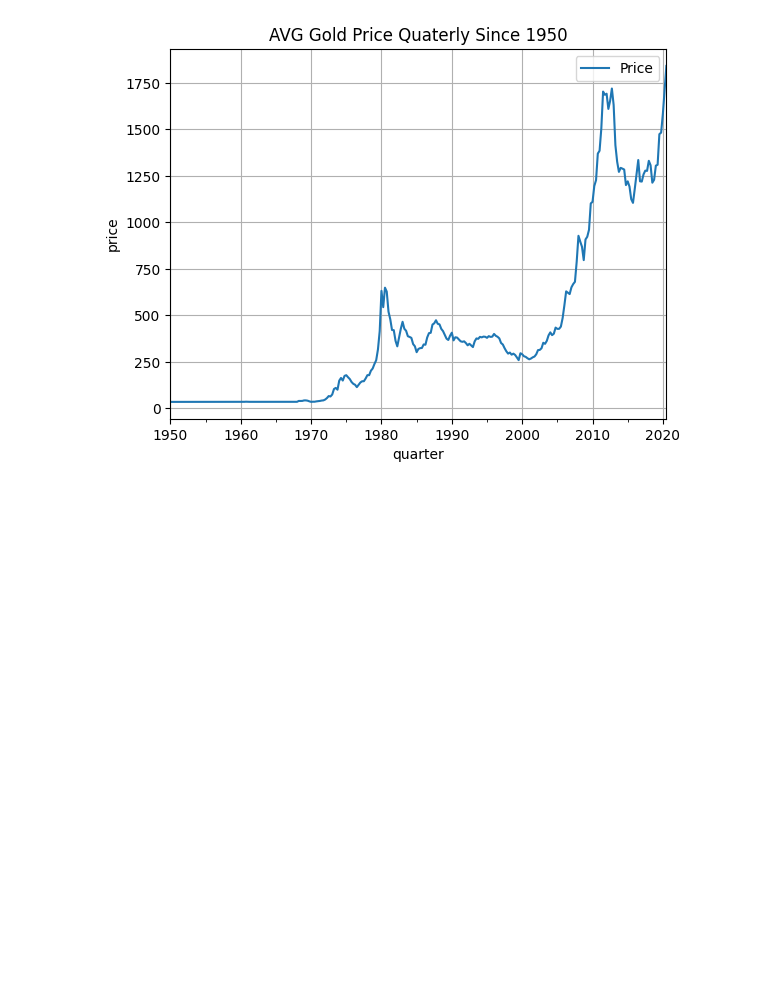
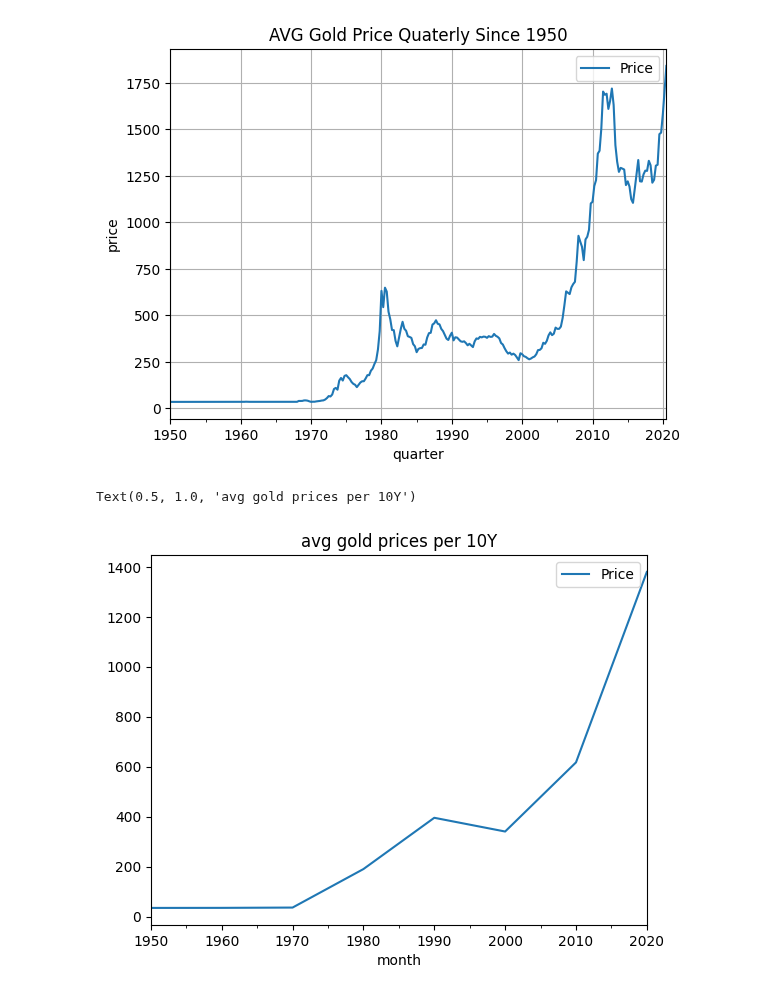
Before and after one commit to AyushNigam-1/ML-Projects, a Jupyter notebook: Stock_Prediction_Time_Series/Trading.ipynb, the cells around one changed output. Drawn from its saved outputs; the diff is of its cells as text; code cells hidden in the pictures; blank space fills up the shorter version.

```diff
--- a/Stock_Prediction_Time_Series/Trading.ipynb
+++ b/Stock_Prediction_Time_Series/Trading.ipynb
@@ -89,3 +102,10 @@ plt.ylabel('price')
 plt.grid()
 # %% [output]
 [figure]
+# %%
+df_decade_sum = df.resample('10Y').mean()
+df_decade_sum.plot()
+plt.title('avg gold prices per 10Y')
+# %% [output]
+Text(0.5, 1.0, 'avg gold prices per 10Y')
+[figure, added]
```
Also changed, not shown: parts of 27 cells of this notebook.
